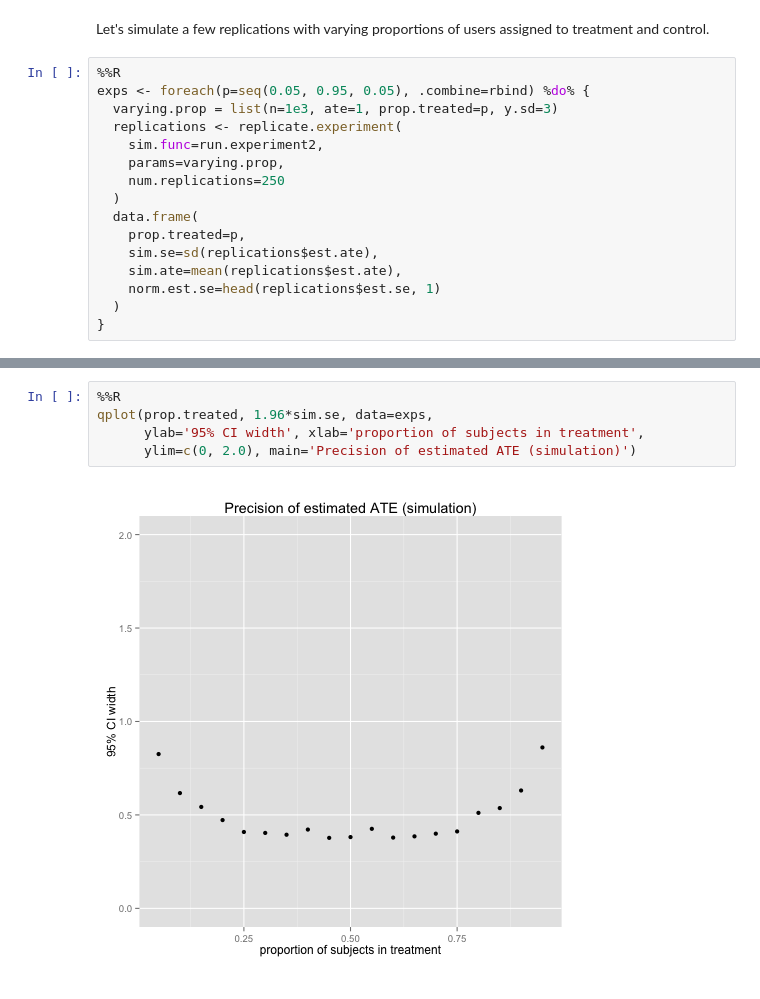
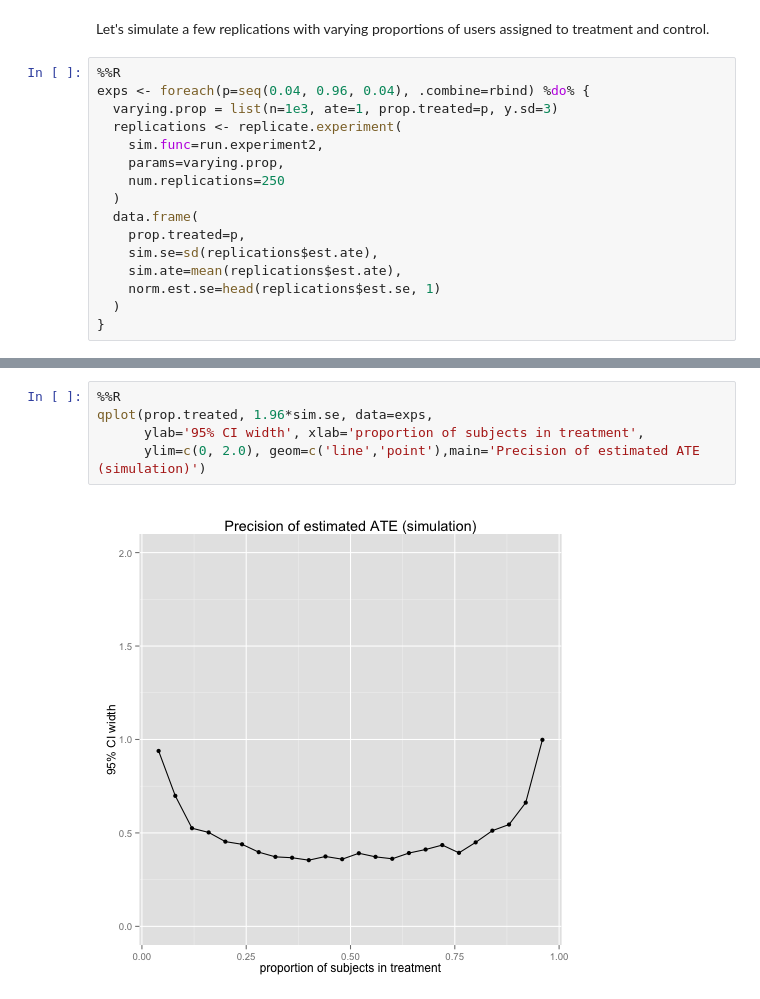
Before and after one commit to eytan/www-15-tutorial, a Jupyter notebook: 0-estimation-and-power.ipynb, the cells around one changed output, grey strips where cells are left out. Drawn from its saved outputs; the diff is of its cells as text.

```diff
--- a/0-estimation-and-power.ipynb
+++ b/0-estimation-and-power.ipynb
@@ -388,7 +412,7 @@ Let's simulate a few replications with varying proportions of
 users assigned to treatment and control.
 # %%
 %%R
-exps <- foreach(p=seq(0.05, 0.95, 0.05), .combine=rbind) %do% {
+exps <- foreach(p=seq(0.04, 0.96, 0.04), .combine=rbind) %do% {
   varying.prop = list(n=1e3, ate=1, prop.treated=p, y.sd=3)
   replications <- replicate.experiment(
     sim.func=run.experiment2,
@@ -405,7 +432,7 @@ exps <- foreach(p=seq(0.05, 0.95, 0.05), .combine=rbind) %do% {
 # %%
 %%R
 qplot(prop.treated, 1.96*sim.se, data=exps,
       ylab='95% CI width', xlab='proportion of subjects in treatment',
-      ylim=c(0, 2.0), main='Precision of estimated ATE (simulation)')
+      ylim=c(0, 2.0), geom=c('line','point'),main='Precision of estimated ATE (simulation)')
 # %% [output]
-[figure, old version]
+[figure, new version]
```
Also changed, not shown: parts of 36 cells of this notebook, 1 other file.
